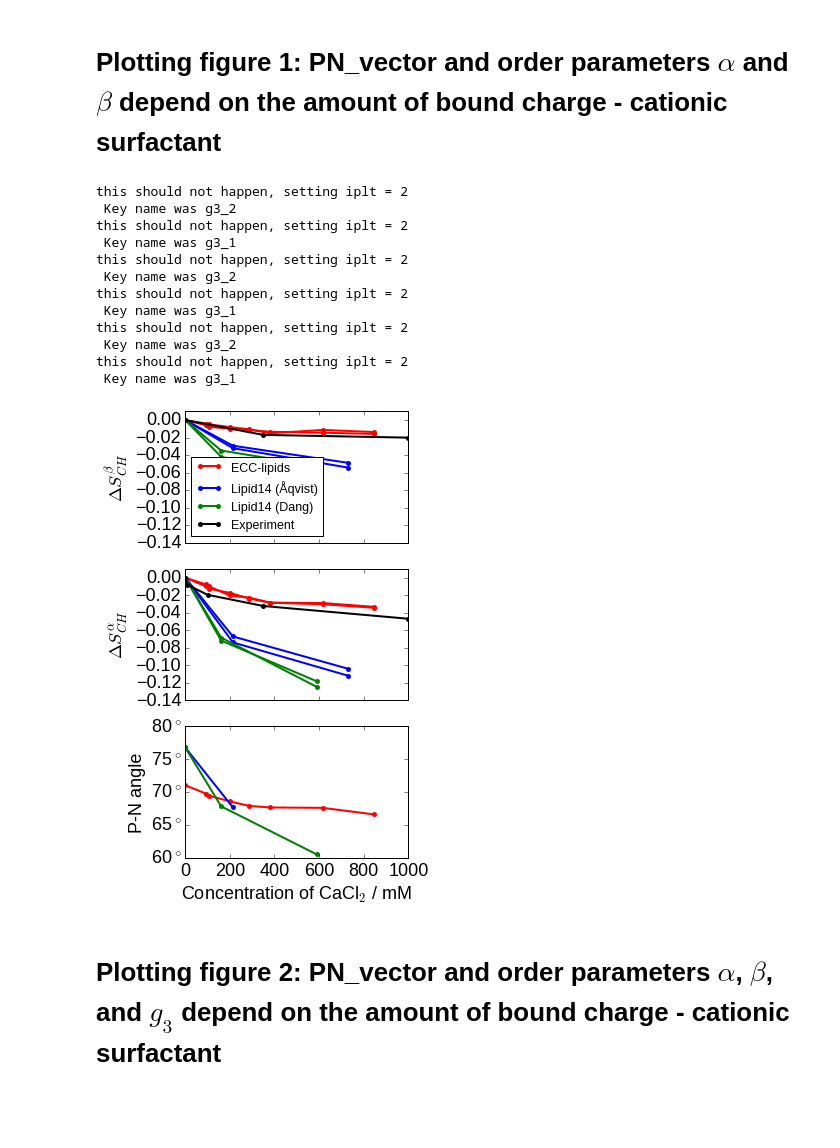
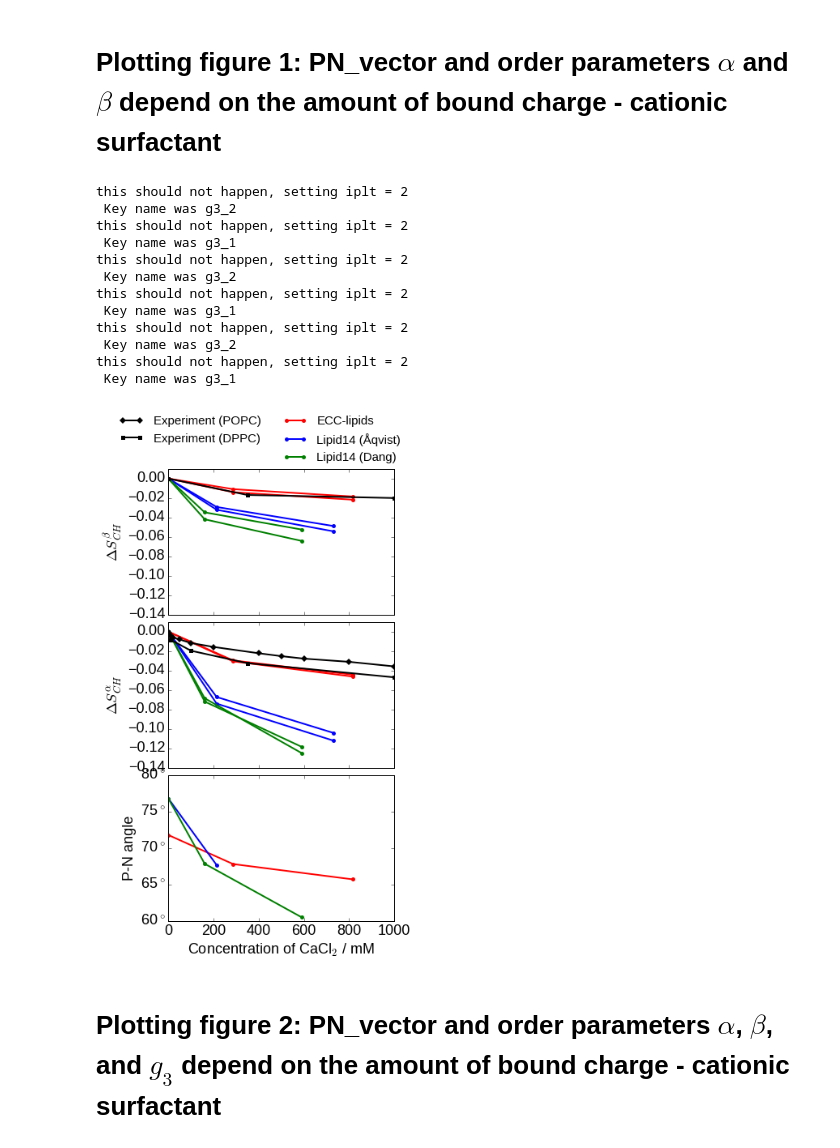
Before and after one commit to ohsOllila/NMRlipids_VI-NewIonModel, a Jupyter notebook: Fig/ipython_nb/Plot_PNs_OPs_L14_ECCLipid17_q80_sig89_salts-CaCl.ipynb, the cells around one changed output. Cells and saved outputs as stored; diff of their text form; code cells hidden in the pictures; blank space fills up the shorter version.

Commit message:
Improved plots of delta-OPs to surf and CaCl, now with SPCE water model.

```diff
--- a/Fig/ipython_nb/Plot_PNs_OPs_L14_ECCLipid17_q80_sig89_salts-CaCl.ipynb
+++ b/Fig/ipython_nb/Plot_PNs_OPs_L14_ECCLipid17_q80_sig89_salts-CaCl.ipynb
@@ -230,6 +232,8 @@ getting experimental results from Scherer89
 exp_filenames = []
 experiments = {}
 freq_to_scd = 0.00748
+
+# DPPC experiments
 # find files with the experimental values as read from figure4 in scherer89
 for f in locate("EXP-Akutsu1981*CaClchange-T323.dat", root=os.curdir+"/../../../../lipid_ionINTERACTION/Data"):
     exp_filenames.append(f)
@@ -237,17 +241,28 @@ for f in locate("EXP-Akutsu1981*CaClchange-T323.dat", root=os.curdir+"/../../../
 exp_data = np.loadtxt(exp_filenames[0], dtype=str)
 # convert col1 to contain S_CD with a correct sign -- this is specific to these data
 # convert col0 to contain concentrations in %-unit
-experiments['beta']  = exp_data[:,0:-1]
-experiments['alpha'] = exp_data[:,[0,2]]
+experiments['beta_DPPC']  = exp_data[:,0:-1]
+experiments['alpha_DPPC'] = exp_data[:,[0,2]]
+
+# POPC experiments
+for f in locate("EXP-Altenbach1984-T313K.dat", root=os.curdir+"/../../../../lipid_ionINTERACTION/Data/POPC/CaCl"):
+    exp_data = np.loadtxt(f, dtype=str, usecols=[0,1])
+    # convert col1 to contain S_CD with a correct sign -- this is specific to these data
+    # convert col0 to contain concentrations in %-unit
+    experiments['alpha_POPC'] = exp_data
+
 for key in experiments.keys():
     templist = []
     for item in experiments[key]:
         if not item[1]=='-':
             fitem = np.array(item, dtype=float)
             freq_sign = 1.0
+            f_conc = 1.0
             if 'beta' in key:
                 freq_sign = -1.0
-            templist.append([fitem[0]*1.0, fitem[1]*freq_to_scd*freq_sign])
+            if 'alpha_POPC' in key:
+                f_conc = 1000.0
+            templist.append([fitem[0]*f_conc, fitem[1]*freq_to_scd*freq_sign])
     experiments[key] = np.array(templist, dtype=float)
 
 print experiments
@@ -269,7 +294,9 @@ font = {'family' : 'Liberation Sans',
 
 matplotlib.rc('font', **font)
 
-fig, axs = plt.subplots(nrows=3, ncols=1, sharex="all", figsize=[4,8], dpi=200)
+fig, axs = plt.subplots(nrows=3, ncols=1, sharex="all", figsize=[5,10], dpi=200)
+fig.subplots_adjust(hspace=0.05)
+
 #fig.subplotpars.left = 0.3
 
 # give subplots human-redable names
@@ -321,45 +348,59 @@ for (opsplot, c, label) in zip([opsdata, opsdata_l14, opsdata_l14d, experiments]
         if do_delta:
             data[:,1] -= data[0,1]
         #ax.errorbar(data[:,0], data[:,1], yerr=yerror, lw=2.0, marker='s', markersize=5, mew=0, color=c) #, c=colour, lw=1.0, label=point_label)
-        if key=="beta" or key=="beta1":
+        if key.startswith("alpha_") or key=="alpha1":
             plot_label = label
+            if key.endswith("PC"):
+                plot_label += " ("+key[key.rfind("_")+1:]+")"
         else:
             plot_label = None
-        ax.plot(data[:,0], data[:,1], lw=2.0, marker='o', markersize=5, mew=0, color=c, label=plot_label) #, c=colour, lw=1.0, label=point_label)
+        marker = "o"
+        markersize = 5
+        if "POPC" in key:
+            marker = "D"
+        if "DPPC" in key:
+            marker = "s"
+        ax.plot(data[:,0], data[:,1], lw=2.0, marker=marker, markersize=markersize, mew=0, color=c, label=plot_label) #, c=colour, lw=1.0, label=point_label)
 
 
 for ax in axs:
     #ax.minorticks_on()
     pass
 
 #xlim = pna.get_xlim()
 #pna.set_xticks(range(0,90,20))
 #pna.set_xticklabels([ str(i)+r"%" for i in range(0,90,20)])
-#pna.set_xlim(xlim)
+pna.set_xlim([0,1000])
 
 ylim = pna.get_ylim()
 pna.set_yticks(range(0,90,5))
 pna.set_yticklabels([ str(i)+r"$^\circ$" for i in range(0,90,5)])
 pna.set_ylim(ylim)
 
-dsb.legend(loc="lower left", markerscale=1.0, scatterpoints=4, fontsize='x-small')
+#dsb.legend(loc="lower left", markerscale=1.0, scatterpoints=4, fontsize='x-small')
+dsa.legend(bbox_transform=plt.gcf().transFigure,
+           bbox_to_anchor=(0.48, 1.01),
+           ncol=2, mode="expand",
+           frameon=False,
+           fontsize='small')
 
-plt.savefig("PN_angle_OrdPars-A-B_L14-ECCL17_q80_sig89_CaCl.eps", dpi=200, bbox_inches='tight')
+
+plt.savefig("PN_angle_OrdPars-A-B_L14-ECCL17_q80_sig89_CaCl.pdf", dpi=200, bbox_inches='tight')
 plt.show()
 # %% [output]
 this should not happen, setting iplt = 2
  Key name was g3_2
 this should not happen, setting iplt = 2
  Key name was g3_1
 this should not happen, setting iplt = 2
  Key name was g3_2
 this should not happen, setting iplt = 2
  Key name was g3_1
 this should not happen, setting iplt = 2
  Key name was g3_2
 this should not happen, setting iplt = 2
  Key name was g3_1
-[figure, old version]
+[figure, new version]
 # %% [markdown]
 # Plotting figure 2: PN_vector and order parameters $\alpha$, $\beta$, and $g_3$ depend on the amount of bound charge - cationic surfactant
 # %%
```
Also changed, not shown: parts of 6 cells of this notebook, 2 other files.
